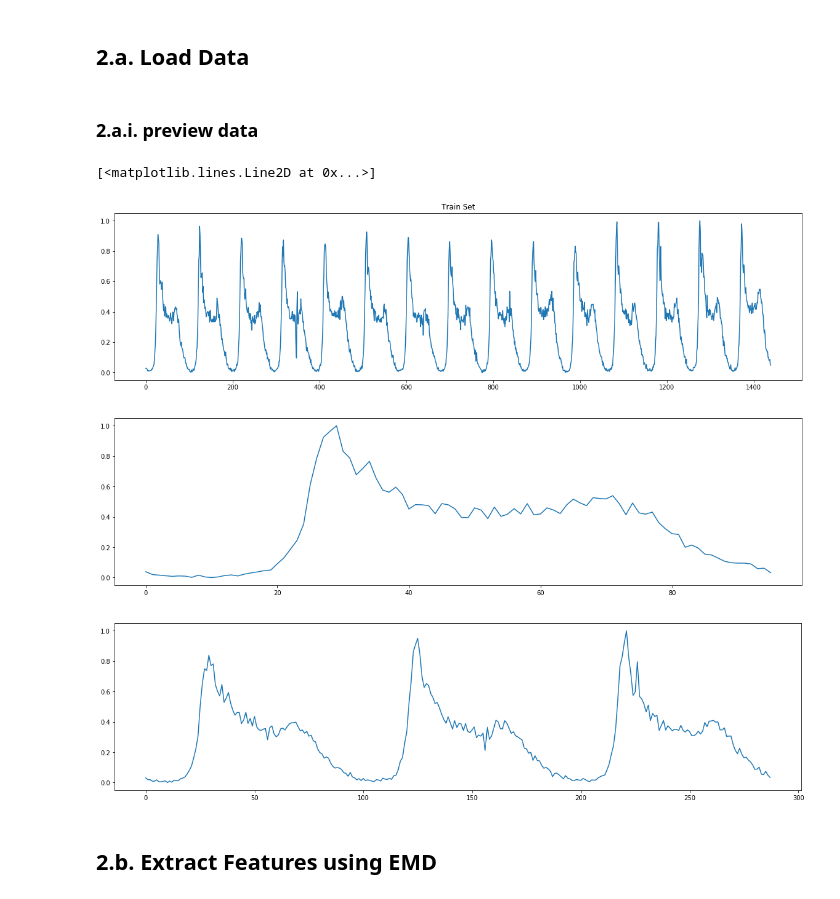
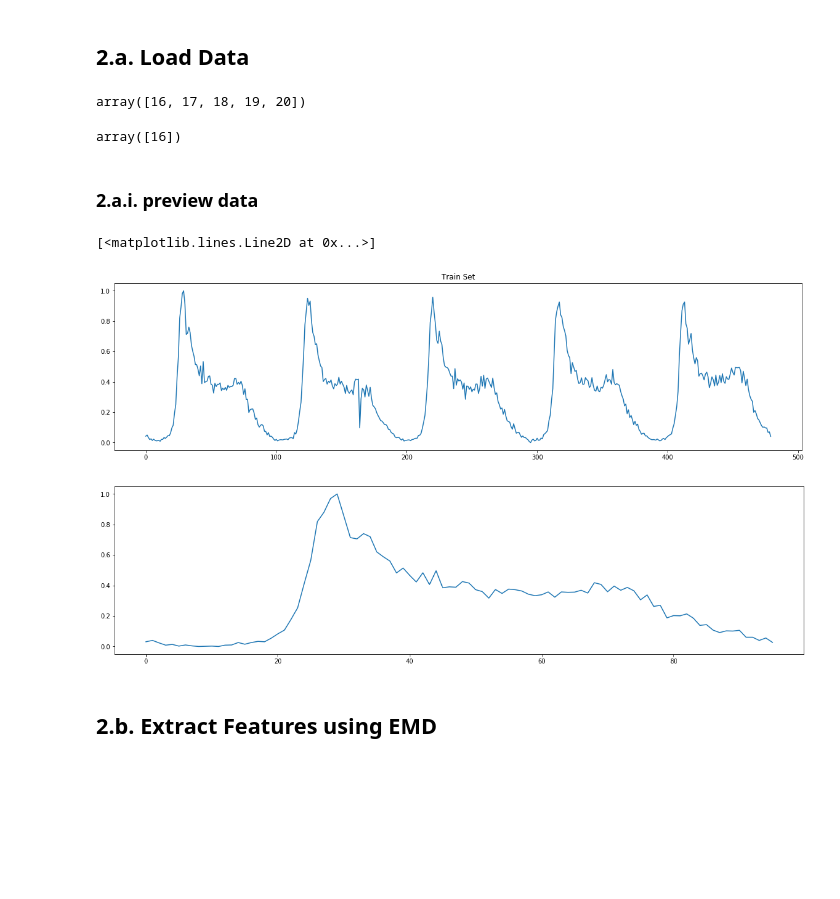
Before and after one commit to khzhang2/TCA_traffic, a Jupyter notebook: TCA_EMD_temporal_data_draft2.ipynb, the cells around one changed output. Saved outputs shown, nothing was run; the diff lists cells and outputs as text; code cells hidden in the pictures; blank space fills up the shorter version.

```diff
--- a/TCA_EMD_temporal_data_draft2.ipynb
+++ b/TCA_EMD_temporal_data_draft2.ipynb
@@ -150,11 +150,20 @@ class TCA:
 # %% [markdown]
 ## 2.a. Load Data
 # %%
-weekdays = np.array([np.arange(2+7*i,7+7*i,1) for i in range(4)]).flatten()[5:]
+weekdays = np.array([np.arange(2+7*i,7+7*i,1) for i in range(4)]).flatten()[:]
 
-src_domain = np.array(pd.read_csv('data/siteM4_2210B_20210101_20210131.csv'))[weekdays, :]
+src_domain = np.array(pd.read_csv('data/siteM4_2178B_20210101_20210131.csv'))[weekdays[10:15], :]
 data_target = np.array(pd.read_csv('data/siteM4_2188B_20210101_20210131.csv'))
 
-date_choosen = 9
-tar_domain = data_target[weekdays[date_choosen], :].reshape(-1, 96)
-tgt_validation = data_target[weekdays[date_choosen+1:date_choosen+1 + 3], :].reshape(-1, 96)
+date_choosen = 10
+num_test_day = 0
+tar_domain = data_target[weekdays[date_choosen:date_choosen+1 + num_test_day], :].reshape(-1, 96)
+tgt_validation = tar_domain[1:num_test_day+1, :]
+# %%
+weekdays[10:15]
+# %% [output]
+array([16, 17, 18, 19, 20])
+# %%
+weekdays[date_choosen:date_choosen+1 + num_test_day]
+# %% [output]
+array([16])
@@ -163,21 +175,16 @@ tgt_validation = data_target[weekdays[date_choosen+1:date_choosen+1 + 3], :].res
 # %%
 src_domain_emd = normalize(src_domain.flatten())
 plt.figure(figsize=(20,5))
 plt.plot(src_domain_emd)
 plt.title('Train Set')
 
 tar_domain_emd = normalize(tar_domain.flatten())
 plt.figure(figsize=(20,5))
 plt.plot(tar_domain_emd)
-
-tgt_validation_emd = normalize(tgt_validation.flatten())
-plt.figure(figsize=(20,5))
-plt.plot(tgt_validation_emd)
 # %% [output]
 [<matplotlib.lines.Line2D at 0x...>]
-[figure, old version]
+[figure, new version]
-[figure, old version]
+[figure, new version]
-[figure, removed]
 # %% [markdown]
 ## 2.b. Extract Features using EMD
 # %%
```
Also changed, not shown: parts of 27 cells of this notebook.
